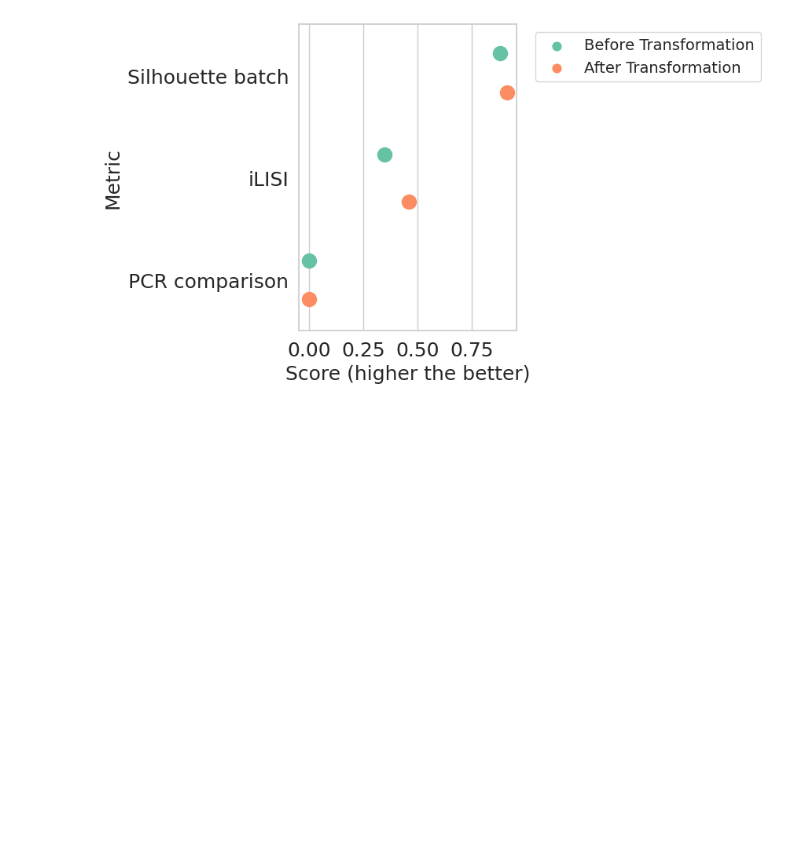
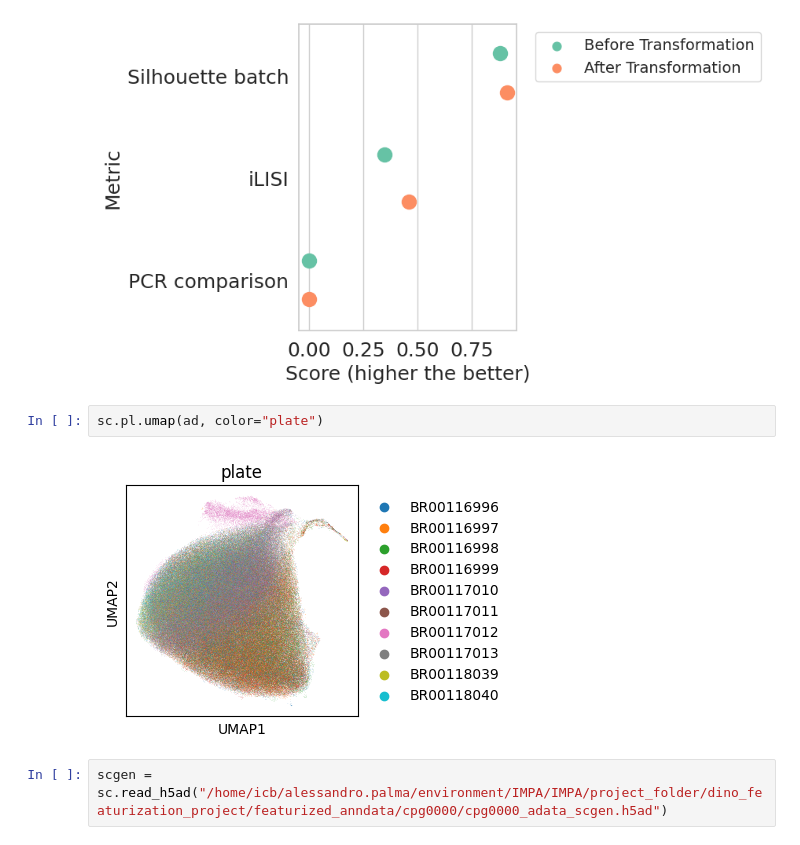
Before and after one commit to theislab/IMPA, a Jupyter notebook: notebooks/cpg0000/dino_featurization_cpg0000.ipynb, the cells around one changed output. Drawn from its saved outputs; the diff is of its cells as text; blank space fills up the shorter version.

```diff
--- a/notebooks/cpg0000/dino_featurization_cpg0000.ipynb
+++ b/notebooks/cpg0000/dino_featurization_cpg0000.ipynb
@@ -435,3 +479,9 @@ plt.tight_layout()  # Adjust layout to prevent clipping of labels
 plt.show()
 # %% [output]
 [figure]
+# %%
+sc.pl.umap(ad, color="plate")
+# %% [output]
+[figure, added]
+# %%
+scgen = sc.read_h5ad("/home/icb/alessandro.palma/environment/IMPA/IMPA/project_folder/dino_featurization_project/featurized_anndata/cpg0000/cpg0000_adata_scgen.h5ad")
```
Also changed, not shown: parts of 28 cells of this notebook, 7 other files.
